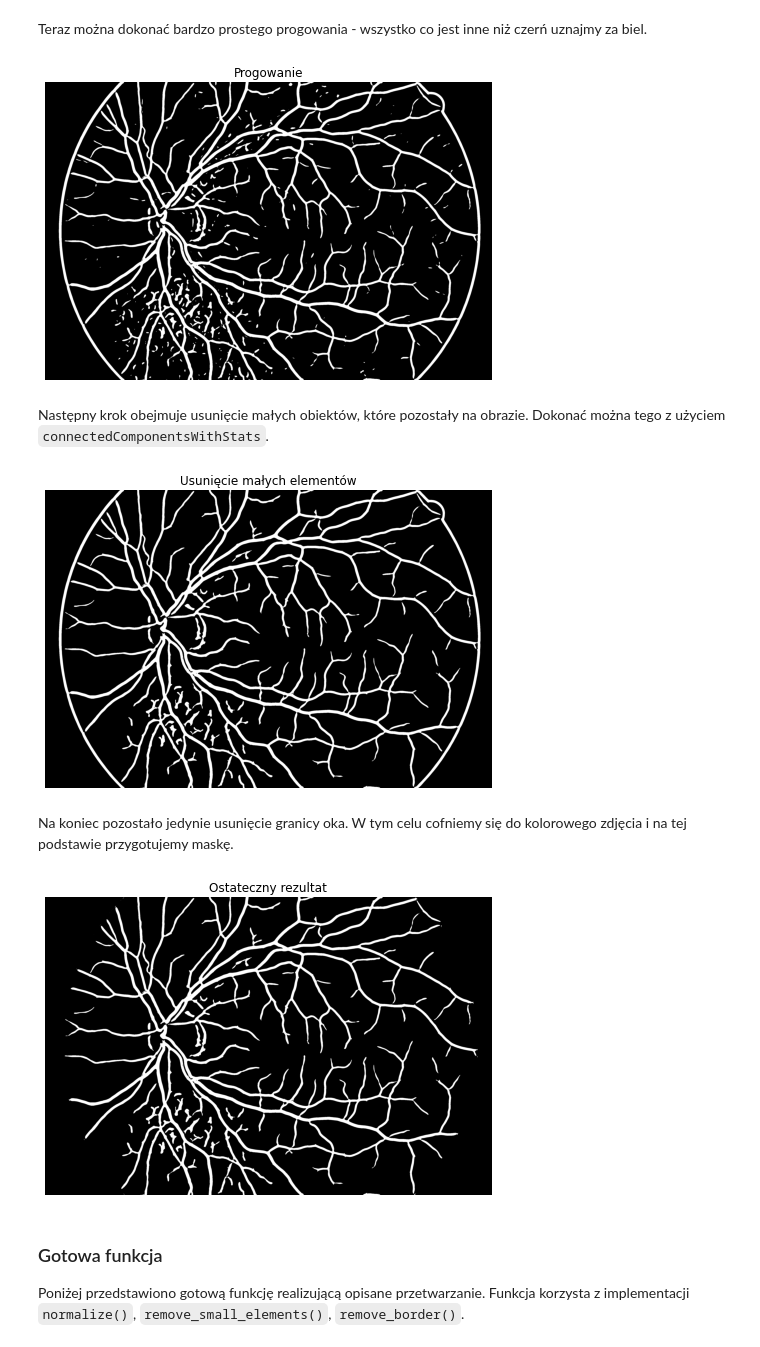
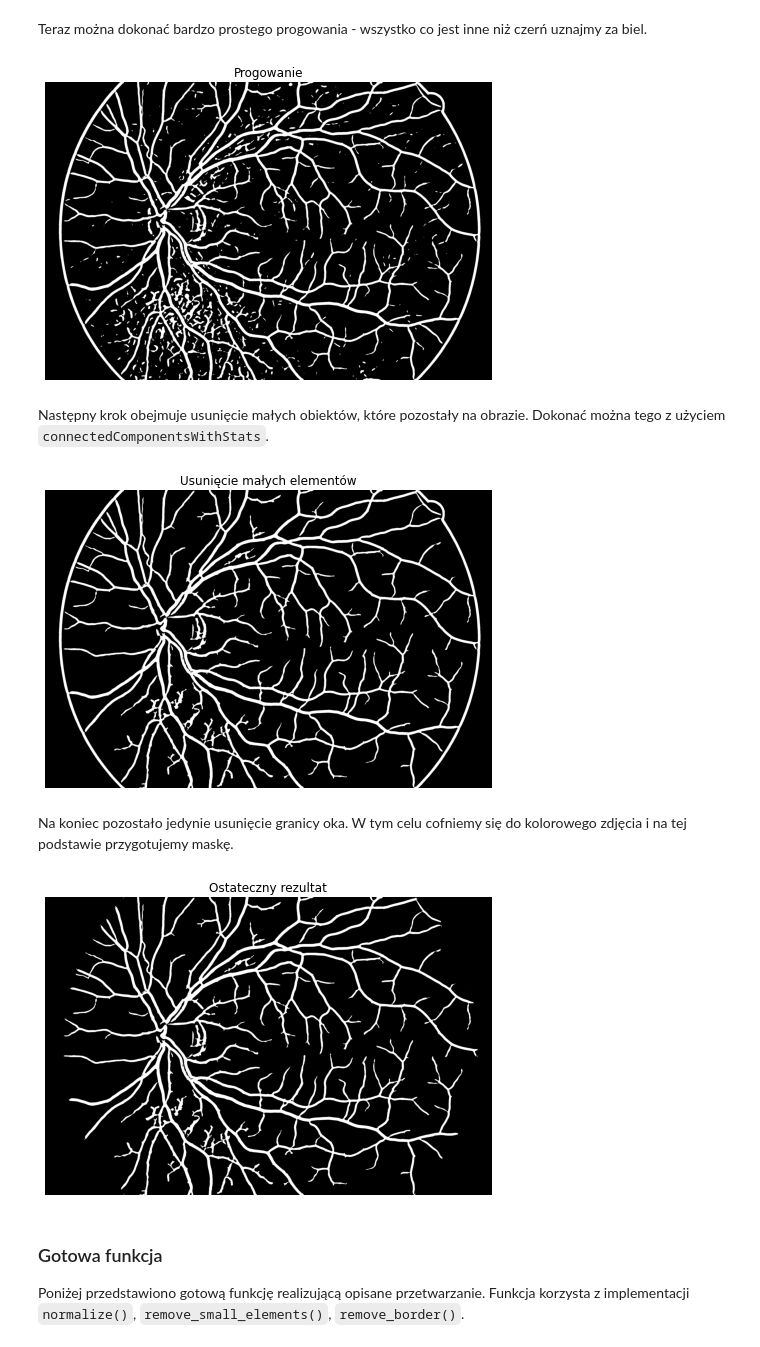
Before and after one commit to hm7mihiranga/iwm-eye_R1, a Jupyter notebook: image_processing/main.ipynb, the cells around one changed output. Drawn from its saved outputs; the diff is of its cells as text; code cells hidden in the pictures.

```diff
--- a/image_processing/main.ipynb
+++ b/image_processing/main.ipynb
@@ -57,7 +57,7 @@ plt_image(equalized, 'Wyrównanie histogramu (CLAHE)')
 # %% [markdown]
 Kolejnym istotnym krokiem jest usunięcie szumu z obrazu. Bardzo dobrze sprawdzi się jedna z metod `non-local means`, a dokładniej funkcja `fastNlMeansDenoising()`. Niestety dobór parametrów tej funkcji to swoisty kompromis między zbyt dużą ilością szumu (nie-naczyń) oraz zbyt małą liczbą cienkich naczyń.
 # %%
-denoised = cv.fastNlMeansDenoising(equalized, None, 15, 25, 25)
+denoised = cv.fastNlMeansDenoising(equalized, None, 15)
 
 plt_image(denoised, 'Redukcja szumu (non-local means)')
 # %% [output]
@@ -78,30 +78,32 @@ _, thresh = cv.threshold(vessels, 0, 255, cv.THRESH_BINARY)
 
 plt_image(thresh, "Progowanie")
 # %% [output]
-[figure, old version]
+[figure, new version]
 # %% [markdown]
 Następny krok obejmuje usunięcie małych obiektów, które pozostały na obrazie. Dokonać można tego z użyciem `connectedComponentsWithStats`.
 # %%
 def remove_small_elements(image: np.ndarray, min_size: int) -> np.ndarray:
     components, output, stats, _ = cv.connectedComponentsWithStats(
         image, connectivity=8)
 
     sizes = stats[1:, -1]
+    width = stats[1:, -3]
+    height = stats[1:, -2]
     components -= 1
 
     result = np.zeros((output.shape))
 
     for i in range(0, components):
-        if sizes[i] >= min_size:
+        if sizes[i] >= min_size and (width[i] > 150 or height[i] > 150):
             result[output == i + 1] = 255
 
     return result
 
 small_removed = remove_small_elements(thresh, 800).astype(np.uint8)
 
 plt_image(small_removed, 'Usunięcie małych elementów')
 # %% [output]
-[figure, old version]
+[figure, new version]
 # %% [markdown]
 Na koniec pozostało jedynie usunięcie granicy oka. W tym celu cofniemy się do kolorowego zdjęcia i na tej podstawie przygotujemy maskę.
 # %%
@@ -116,7 +118,7 @@ def remove_border(color_img: np.ndarray, image: np.ndarray) -> np.ndarray:
 end_result = remove_border(color_image, small_removed)
 plt_image(end_result, 'Ostateczny rezultat')
 # %% [output]
-[figure, old version]
+[figure, new version]
 # %% [markdown]
 ### Gotowa funkcja
 Poniżej przedstawiono gotową funkcję realizującą opisane przetwarzanie. Funkcja korzysta z implementacji `normalize()`, `remove_small_elements()`, `remove_border()`.
```
Also changed, not shown: parts of 2 cells of this notebook, 1 other file.
